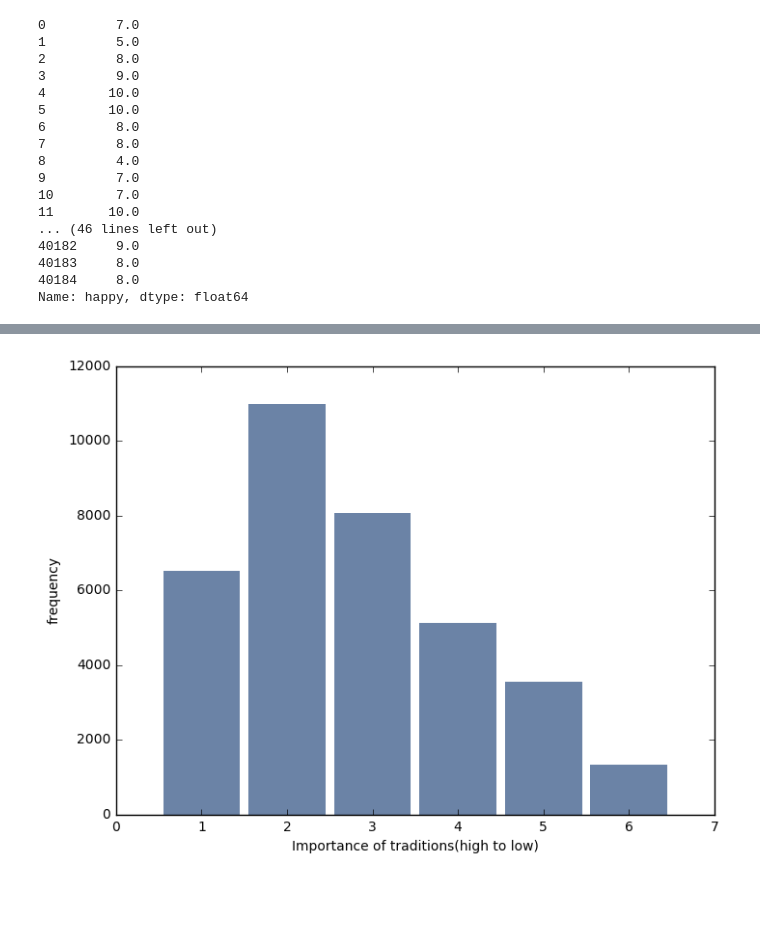
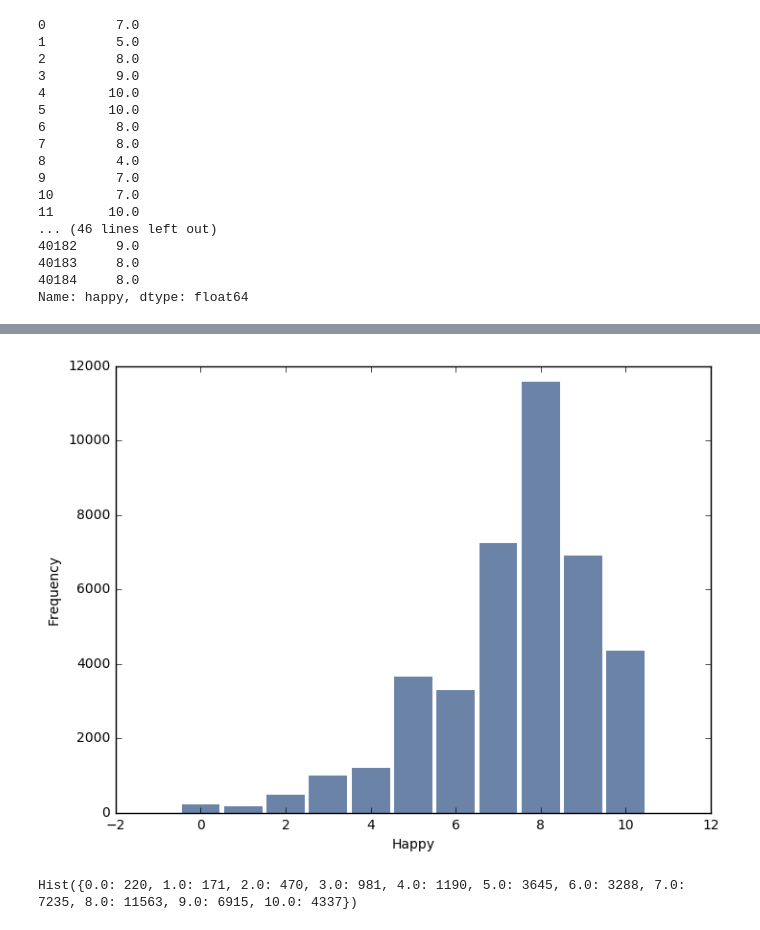
Before and after one commit to apurvaraman/DataScienceReport1, a Jupyter notebook: Report1.ipynb, the cells around one changed output, grey strips where cells are left out. Saved outputs shown, nothing was run; the diff lists cells and outputs as text; code cells hidden in the pictures; blank space fills up the shorter version.

```diff
--- a/Report1.ipynb
+++ b/Report1.ipynb
@@ -129,8 +83,5 @@ thinkplot.Show(xlabel='Belong to minority group', ylabel='frequency')
-# %%
-#imptrad importance of traditions and cultures
-ess.loc[ess.imptrad >6] = np.nan
-hist = thinkstats2.Hist(ess.imptrad)
-thinkplot.Hist(hist)
-thinkplot.Show(xlabel='Importance of traditions(high to low)', ylabel='frequency')
-# %% [output]
-[figure, removed]
+# %%
+OurPlot(ess.happy, 10, 'Happy')
+# %% [output]
+[figure, added]
+Hist({0.0: 220, 1.0: 171, 2.0: 470, 3.0: 981, 4.0: 1190, 5.0: 3645, 6.0: 3288, 7.0: 7235, 8.0: 11563, 9.0: 6915, 10.0: 4337})
```
Also changed, not shown: parts of 23 cells of this notebook.
